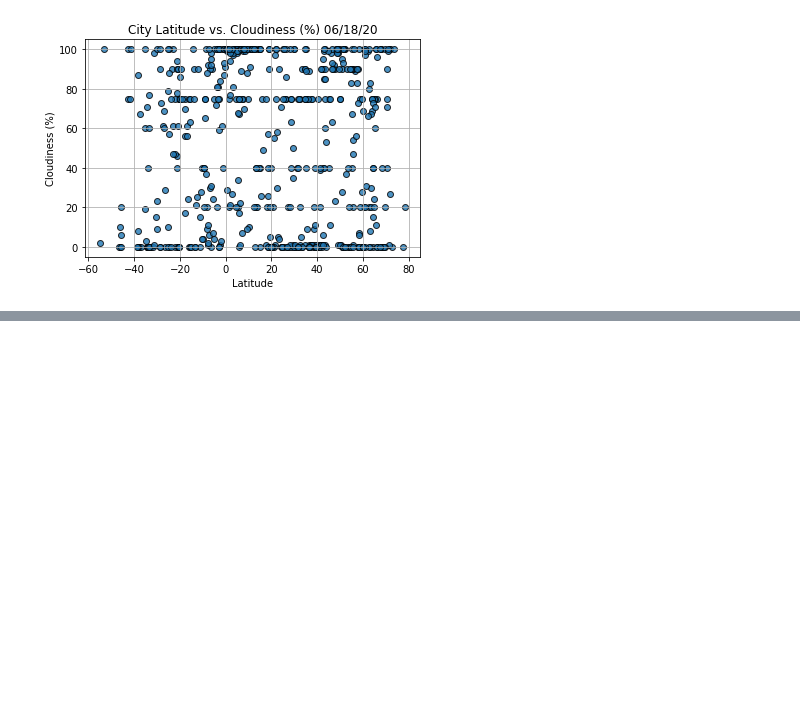
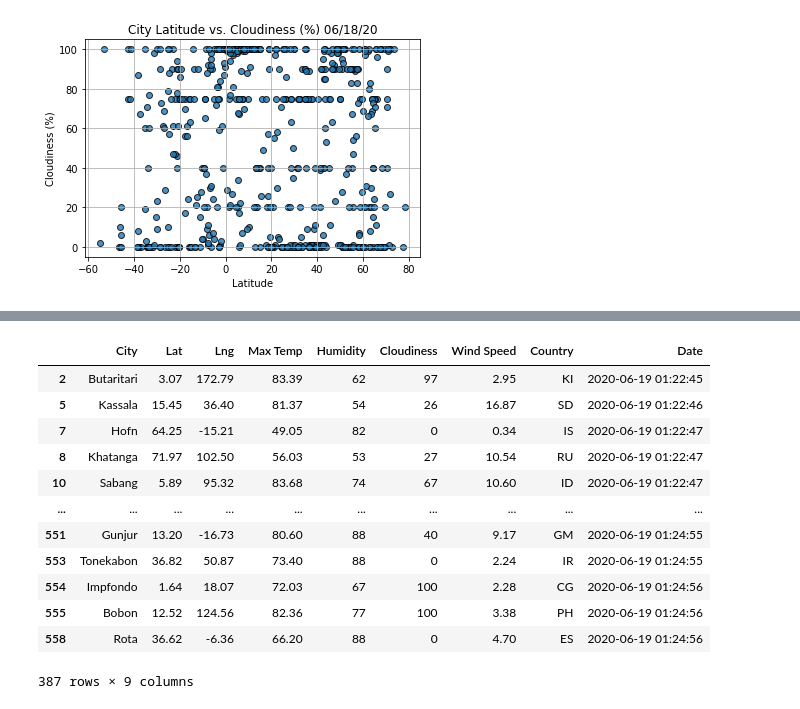
Before and after one commit to hannahrim/World_Weather_Analysis, a Jupyter notebook: WeatherPy.ipynb, the cells around one changed output, grey strips where cells are left out. Cells and saved outputs as stored; diff of their text form; code cells hidden in the pictures; blank space fills up the shorter version.

```diff
--- a/WeatherPy.ipynb
+++ b/WeatherPy.ipynb
@@ -387,0 +457,16 @@ plt.show()
+# %%
+city_data_df.loc[(city_data_df["Lat"] >= 0)]
+# %% [output]
+|  | City | Lat | Lng | Max Temp | Humidity | Cloudiness | Wind Speed | Country | Date |
+| 2 | Butaritari | 3.07 | 172.79 | 83.39 | 62 | 97 | 2.95 | KI | 2020-06-19 01:22:45 |
+| 5 | Kassala | 15.45 | 36.40 | 81.37 | 54 | 26 | 16.87 | SD | 2020-06-19 01:22:46 |
+| 7 | Hofn | 64.25 | -15.21 | 49.05 | 82 | 0 | 0.34 | IS | 2020-06-19 01:22:47 |
+| 8 | Khatanga | 71.97 | 102.50 | 56.03 | 53 | 27 | 10.54 | RU | 2020-06-19 01:22:47 |
+| 10 | Sabang | 5.89 | 95.32 | 83.68 | 74 | 67 | 10.60 | ID | 2020-06-19 01:22:47 |
+| ... | ... | ... | ... | ... | ... | ... | ... | ... | ... |
+| 551 | Gunjur | 13.20 | -16.73 | 80.60 | 88 | 40 | 9.17 | GM | 2020-06-19 01:24:55 |
+| 553 | Tonekabon | 36.82 | 50.87 | 73.40 | 88 | 0 | 2.24 | IR | 2020-06-19 01:24:55 |
+| 554 | Impfondo | 1.64 | 18.07 | 72.03 | 67 | 100 | 2.28 | CG | 2020-06-19 01:24:56 |
+| 555 | Bobon | 12.52 | 124.56 | 82.36 | 77 | 100 | 3.38 | PH | 2020-06-19 01:24:56 |
+| 558 | Rota | 36.62 | -6.36 | 66.20 | 88 | 0 | 4.70 | ES | 2020-06-19 01:24:56 |
+387 rows × 9 columns
```
Also changed, not shown: parts of 5 cells of this notebook.
